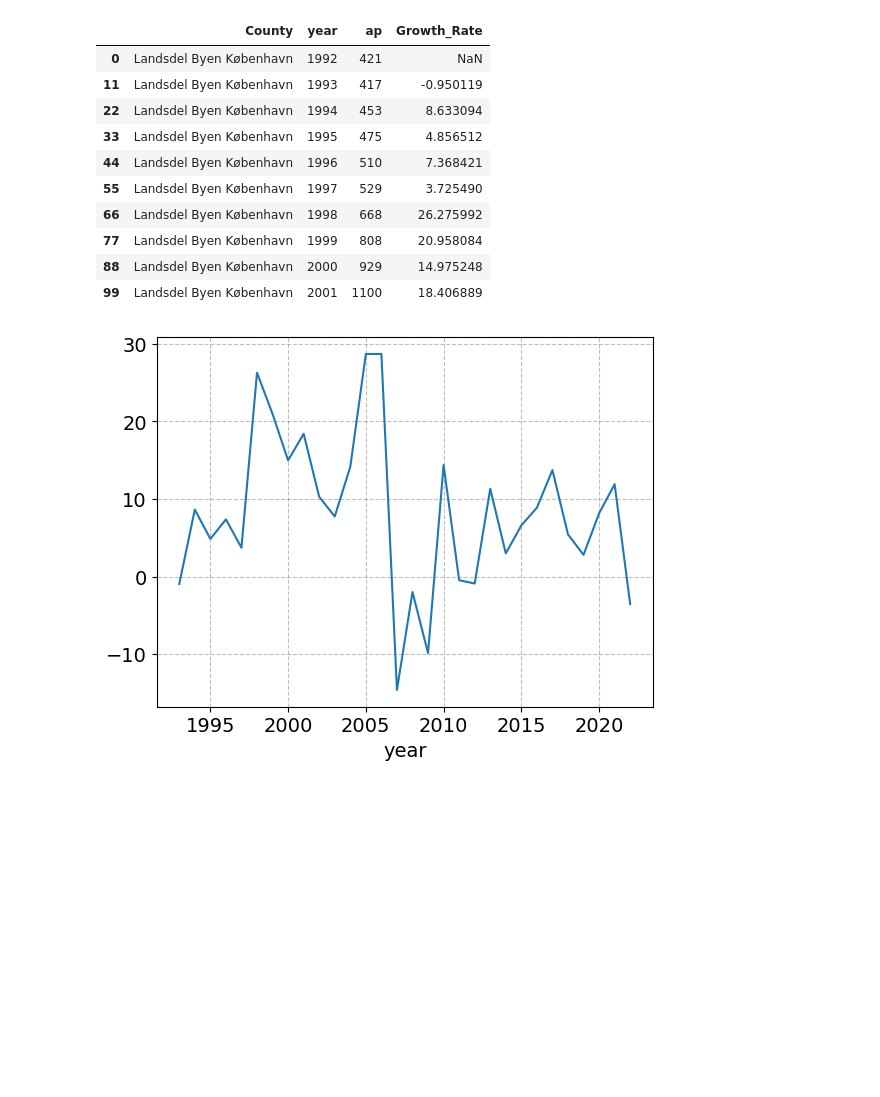
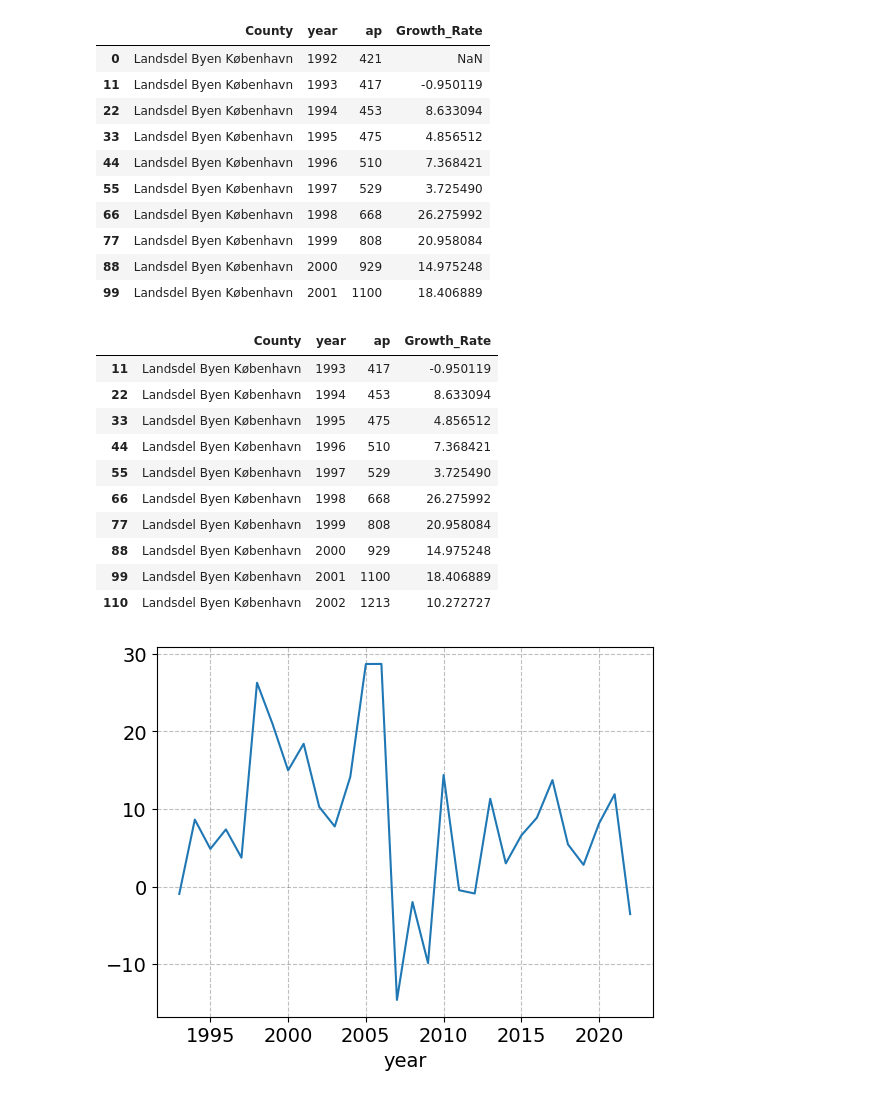
Before and after one commit to NumEconCopenhagen/projects-2023-jps, a Jupyter notebook: dataproject/dataproject.ipynb, the cells around one changed output. Cells and saved outputs as stored; diff of their text form; code cells hidden in the pictures; blank space fills up the shorter version.

```diff
--- a/dataproject/dataproject.ipynb
+++ b/dataproject/dataproject.ipynb
@@ -320,4 +320,20 @@ See the caveats in the documentation: https://pandas.pydata.org/pandas-docs/stab
 | 77 | Landsdel Byen København | 1999 | 808 | 20.958084 |
 | 88 | Landsdel Byen København | 2000 | 929 | 14.975248 |
 | 99 | Landsdel Byen København | 2001 | 1100 | 18.406889 |
+# %%
+# We drop the NaN value from the dataset
+ap_københavn2 = ap_københavn.dropna()
+ap_københavn2.head(10)
+# %% [output]
+|  | County | year | ap | Growth_Rate |
+| 11 | Landsdel Byen København | 1993 | 417 | -0.950119 |
+| 22 | Landsdel Byen København | 1994 | 453 | 8.633094 |
+| 33 | Landsdel Byen København | 1995 | 475 | 4.856512 |
+| 44 | Landsdel Byen København | 1996 | 510 | 7.368421 |
+| 55 | Landsdel Byen København | 1997 | 529 | 3.725490 |
+| 66 | Landsdel Byen København | 1998 | 668 | 26.275992 |
+| 77 | Landsdel Byen København | 1999 | 808 | 20.958084 |
+| 88 | Landsdel Byen København | 2000 | 929 | 14.975248 |
+| 99 | Landsdel Byen København | 2001 | 1100 | 18.406889 |
+| 110 | Landsdel Byen København | 2002 | 1213 | 10.272727 |
 # %%
```
Also changed, not shown: parts of 3 cells of this notebook.
